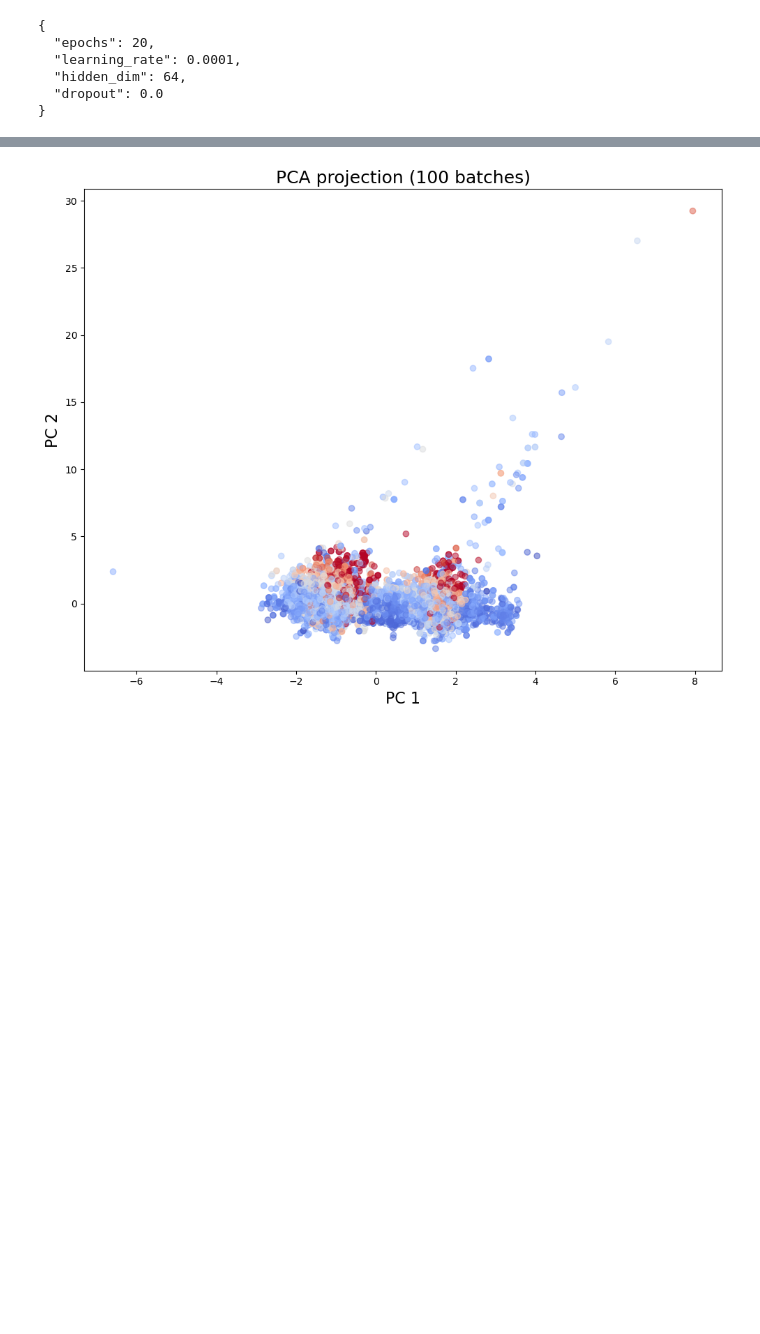
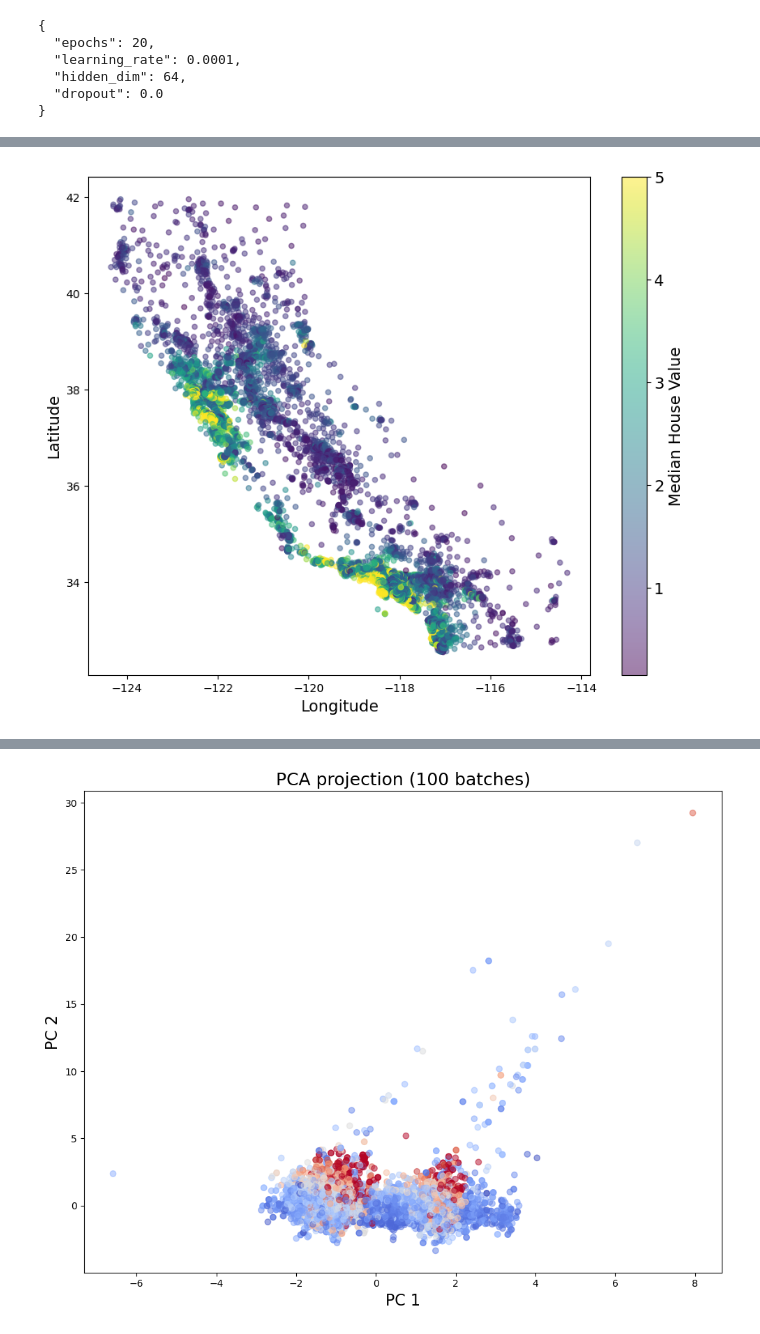
Before and after one commit to AJG91/build-mlp, a Jupyter notebook: notebooks/build_mlp.ipynb, the cells around one changed output, grey strips where cells are left out. Drawn from its saved outputs; the diff is of its cells as text; code cells hidden in the pictures; blank space fills up the shorter version.

```diff
--- a/notebooks/build_mlp.ipynb
+++ b/notebooks/build_mlp.ipynb
@@ -45,0 +57,4 @@ print(json.dumps(vars(prms), indent=2))
+# %%
+plot_price_by_location(df, cfg.path, cfg.dpi, cfg.dataset)
+# %% [output]
+[figure, added]
```
Also changed, not shown: parts of 9 cells of this notebook.
